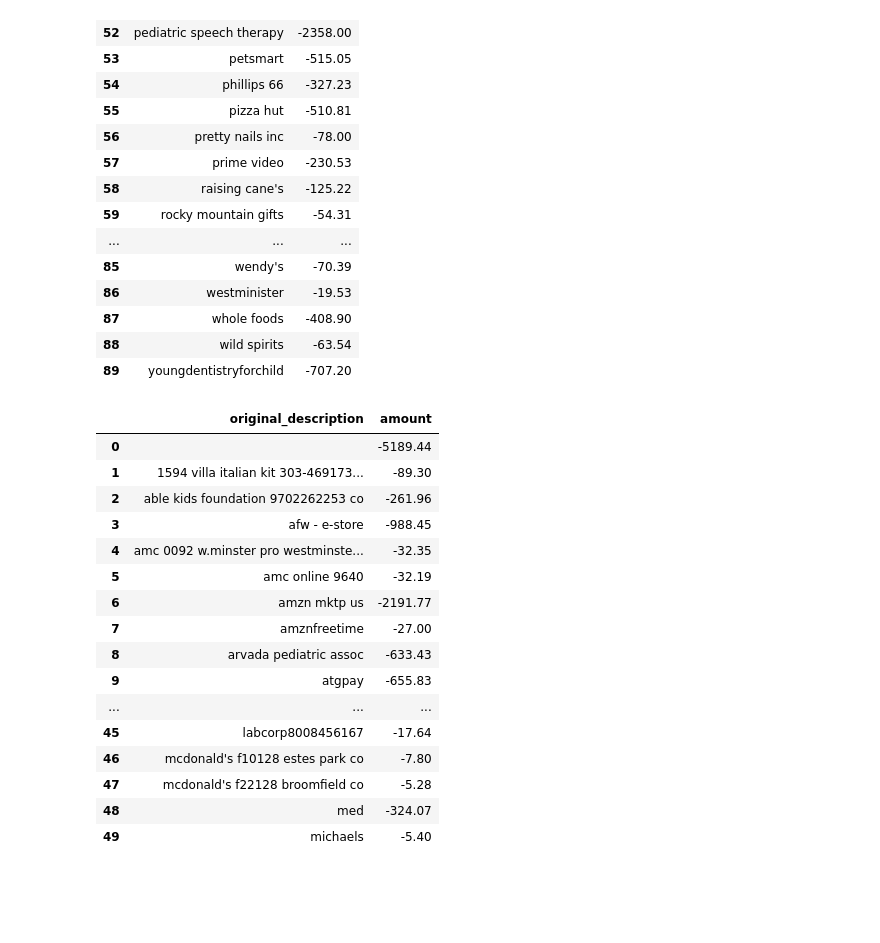
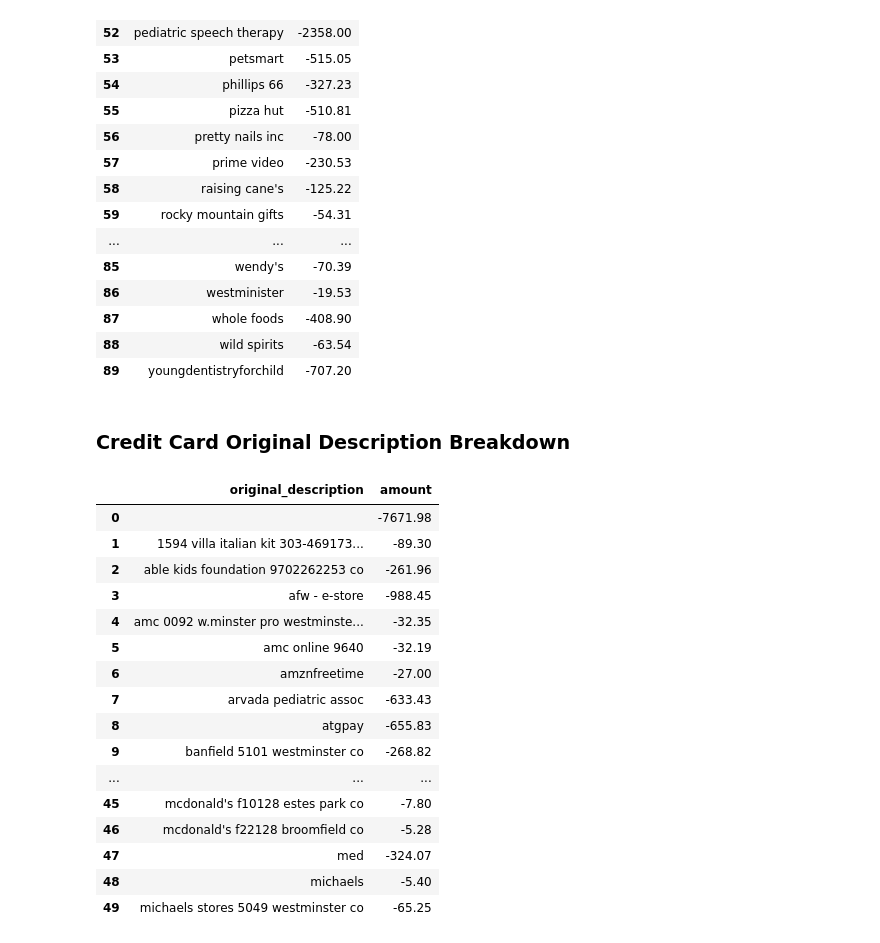
Before and after one commit to Tyton25/tools, a Jupyter notebook: Expenses_Analysis.ipynb, the cells around one changed output. Saved outputs shown, nothing was run; the diff lists cells and outputs as text; code cells hidden in the pictures; blank space fills up the shorter version.

```diff
--- a/Expenses_Analysis.ipynb
+++ b/Expenses_Analysis.ipynb
@@ -347,24 +410,26 @@ cc_desc_df[50:]
 | 87 | whole foods | -408.90 |
 | 88 | wild spirits | -63.54 |
 | 89 | youngdentistryforchild | -707.20 |
-# %%
-cc_desc_df = sum_orig_desc_col(cc_df)
-cc_desc_df[:50]
-# %% [output]
-|  | original_description | amount |
-| 0 |  | -5189.44 |
-| 1 | 1594 villa italian kit 303-469173... | -89.30 |
-| 2 | able kids foundation 9702262253 co | -261.96 |
-| 3 | afw - e-store | -988.45 |
-| 4 | amc 0092 w.minster pro westminste... | -32.35 |
-| 5 | amc online 9640 | -32.19 |
-| 6 | amzn mktp us | -2191.77 |
-| 7 | amznfreetime | -27.00 |
-| 8 | arvada pediatric assoc | -633.43 |
-| 9 | atgpay | -655.83 |
-| ... | ... | ... |
-| 45 | labcorp8008456167 | -17.64 |
-| 46 | mcdonald's f10128 estes park co | -7.80 |
-| 47 | mcdonald's f22128 broomfield co | -5.28 |
-| 48 | med | -324.07 |
-| 49 | michaels | -5.40 |
+# %% [markdown]
+### Credit Card Original Description Breakdown
+# %%
+cc_orig_desc_df = sum_col(cc_df, 'original_description')
+cc_orig_desc_df[:50]
+# %% [output]
+|  | original_description | amount |
+| 0 |  | -7671.98 |
+| 1 | 1594 villa italian kit 303-469173... | -89.30 |
+| 2 | able kids foundation 9702262253 co | -261.96 |
+| 3 | afw - e-store | -988.45 |
+| 4 | amc 0092 w.minster pro westminste... | -32.35 |
+| 5 | amc online 9640 | -32.19 |
+| 6 | amznfreetime | -27.00 |
+| 7 | arvada pediatric assoc | -633.43 |
+| 8 | atgpay | -655.83 |
+| 9 | banfield 5101 westminster co | -268.82 |
+| ... | ... | ... |
+| 45 | mcdonald's f10128 estes park co | -7.80 |
+| 46 | mcdonald's f22128 broomfield co | -5.28 |
+| 47 | med | -324.07 |
+| 48 | michaels | -5.40 |
+| 49 | michaels stores 5049 westminster co | -65.25 |
```
Also changed, not shown: parts of 18 cells of this notebook.
